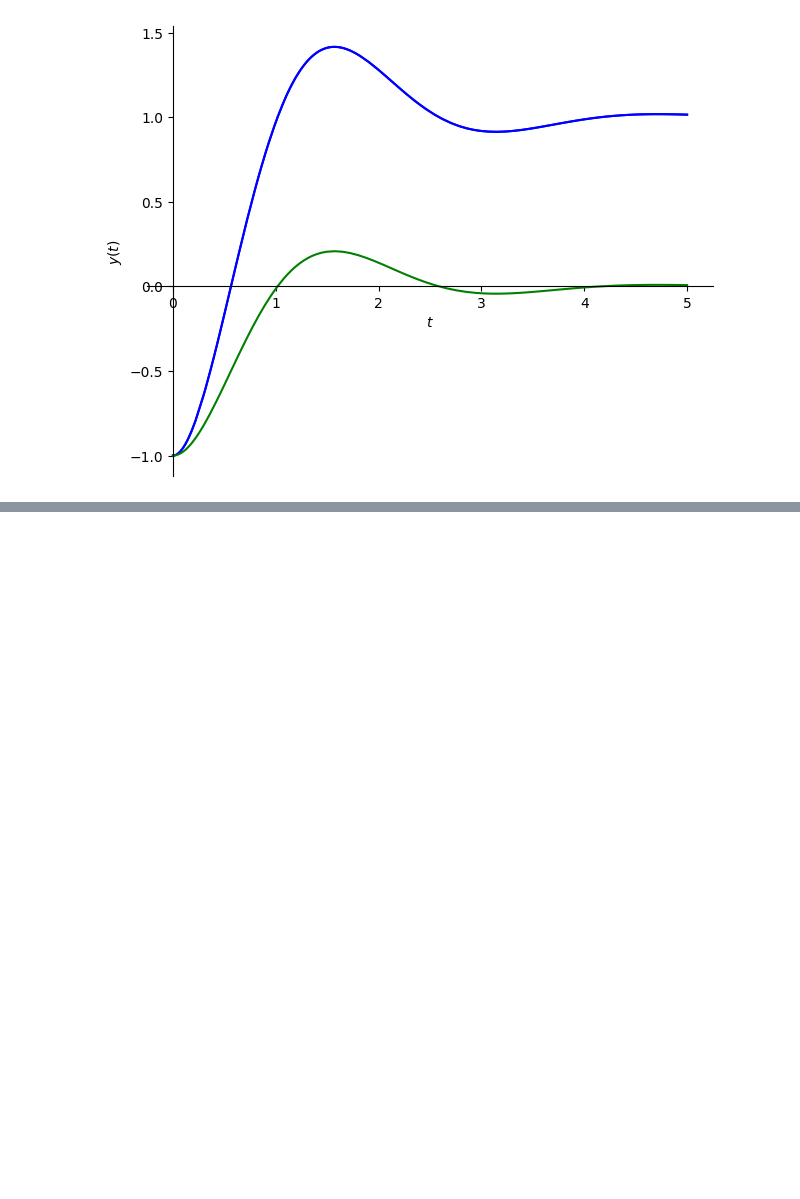
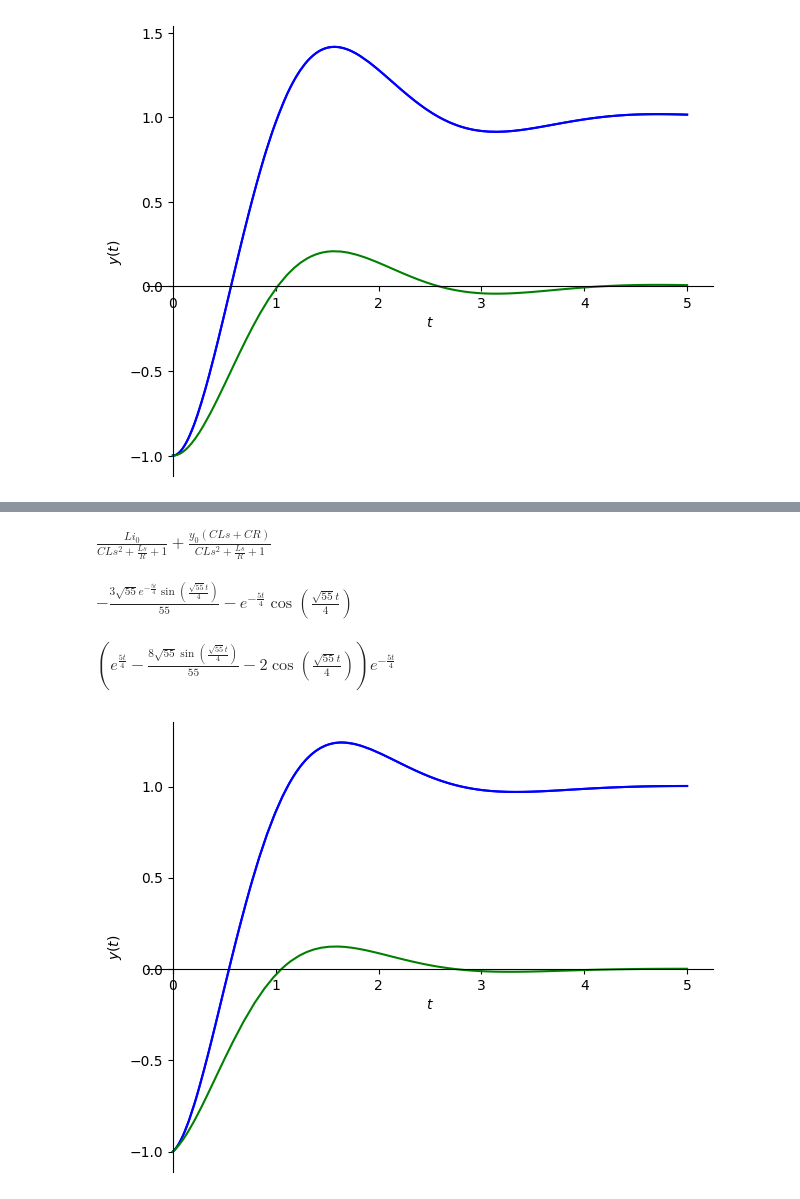
Before and after one commit to GabrielaRomoM/EjerciciosSYS-Phyton, a Jupyter notebook: LAPLACE/RLCenserieyparalelo.ipynb, the cells around one changed output, grey strips where cells are left out. Saved outputs shown, nothing was run; the diff lists cells and outputs as text; code cells hidden in the pictures; blank space fills up the shorter version.

```diff
--- a/LAPLACE/RLCenserieyparalelo.ipynb
+++ b/LAPLACE/RLCenserieyparalelo.ipynb
@@ -65,0 +102,25 @@ p1.show()
+# %%
+i0, y0 = sym.symbols('i0 y0', real=True)
+
+Yint = (R*C + L*C*s) / (L*C*s**2 + (L/R)*s + 1) * y0 + L / (L*C*s**2 + (L/R)*s + 1) * i0
+Yint
+# %% [output]
+$\displaystyle \frac{L i_{0}}{C L s^{2} + \frac{L s}{R} + 1} + \frac{y_{0} \left(C L s + C R\right)}{C L s^{2} + \frac{L s}{R} + 1}$
+# %%
+yint = sym.inverse_laplace_transform(Yint.subs(RLC).subs(i0, 0).subs(y0, -1), s, t) #transformada inversa para los valores iniciales
+yint
+# %% [output]
+$\displaystyle - \frac{3 \sqrt{55} e^{- \frac{5 t}{4}} \sin{\left(\frac{\sqrt{55} t}{4} \right)}}{55} - e^{- \frac{5 t}{4}} \cos{\left(\frac{\sqrt{55} t}{4} \right)}$
+# %%
+y = y + yint
+y.simplify()
+# %% [output]
+$\displaystyle \left(e^{\frac{5 t}{4}} - \frac{8 \sqrt{55} \sin{\left(\frac{\sqrt{55} t}{4} \right)}}{55} - 2 \cos{\left(\frac{\sqrt{55} t}{4} \right)}\right) e^{- \frac{5 t}{4}}$
+# %%
+p1 = sym.plot(y, (t, 0, 5), line_color='b', xlabel='$t$', ylabel='$y(t)$', show=False)
+p2 = sym.plot(yint, (t, 0, 5), line_color='g', show=False)
+p1.extend(p1)
+p1.extend(p2)
+p1.show()
+# %% [output]
+[figure, added]
```
Also changed, not shown: parts of 6 cells of this notebook.
